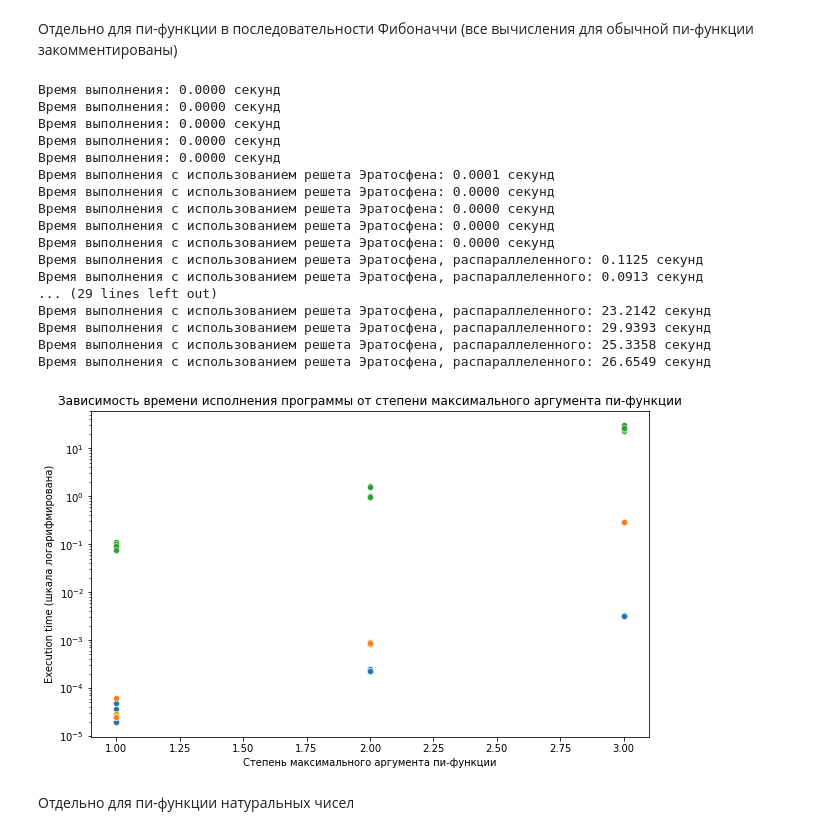
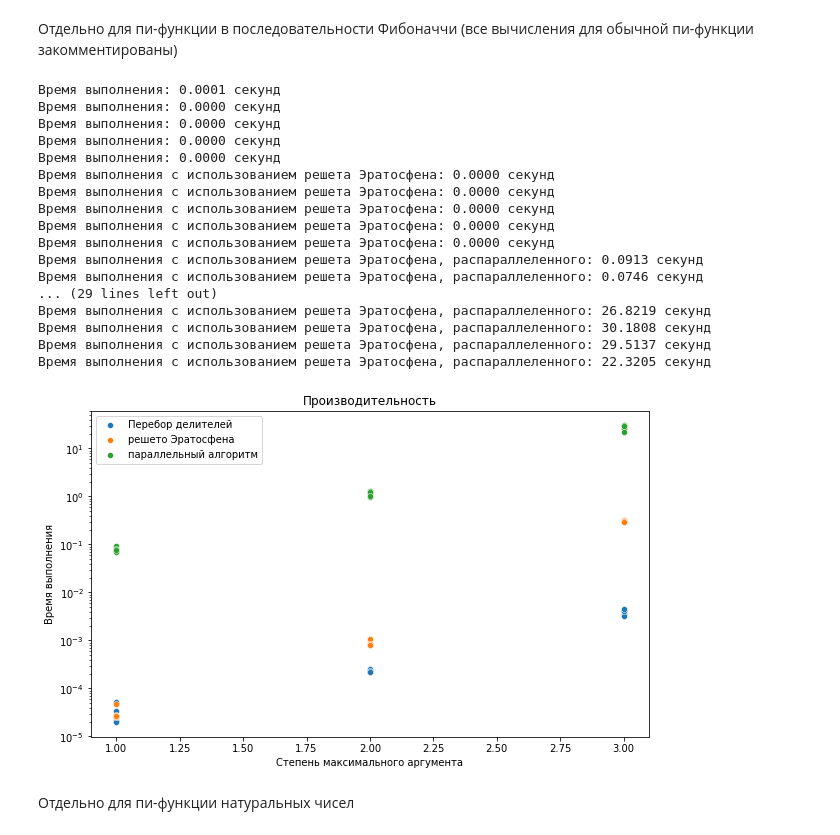
Before and after one commit to Twickitt/Pi-function-of-Fibonacci-and-Tribonacci-Nentrabonacci, a Jupyter notebook: Fibonacci_pi_func.ipynb, the cells around one changed output. Drawn from its saved outputs; the diff is of its cells as text; code cells hidden in the pictures.

```diff
--- a/Fibonacci_pi_func.ipynb
+++ b/Fibonacci_pi_func.ipynb
@@ -463,6 +527,16 @@ def plot_execution_time(deg_max):
         ex_time_Eratosphene_paralleled.append(ex_t_4)
         ex_time_Eratosphene_paralleled.append(ex_t_5)
 
+    #i = deg_max + 1
+    #deg.append(i)
+    #ex_t_1 = pi_func_plot_time_measure(i)
+    #ex_time.append(ex_t_1)
+    #ex_t_1 = pi_func_plot_time_measure_Eratosphene(i)
+    #ex_time_Eratosphene.append(ex_t_1)
+    #ex_t_1 = pi_func_plot_time_measure_Eratosphene_paralleled(i)
+    #ex_time_Eratosphene_paralleled.append(ex_t_1)
+
+
     data = pd.DataFrame({
     'deg x': deg,
     'Execution_time': ex_time,
@@ -471,20 +545,24 @@ def plot_execution_time(deg_max):
 
     })
 
+
     plt.figure(figsize=(10, 6))
     sns.scatterplot(data=data, x='deg x', y='Execution_time')
     sns.scatterplot(data=data, x='deg x', y='Execution_time_Eratosphene')
     sns.scatterplot(data=data, x='deg x', y='Execution_time_Eratosphene_paralleled')
+    plt.legend(["Перебор делителей", "решето Эратосфена", "параллельный алгоритм"])
 
     plt.yscale('log')
 
-    plt.title('Зависимость времени исполнения программы от степени максимального аргумента пи-функции')
-    plt.xlabel('Степень максимального аргумента пи-функции')
-    plt.ylabel('Execution time (шкала логарифмирована)')
+    plt.title('Производительность')
+    plt.xlabel('Степень максимального аргумента')
+    plt.ylabel('Время выполнения')
 
     plt.show()
 
-plot_execution_time(3)
+    return data
+
+data = plot_execution_time(3)# Осталось только запустить
 # %% [output]
 Время выполнения: 0.0001 секунд
 Время выполнения: 0.0001 секунд
@@ -629,45 +707,48 @@ def plot_execution_time(deg_max):
 
     data = pd.DataFrame({
     'deg x': deg,
     'Execution_time': ex_time,
     'Execution_time_Eratosphene': ex_time_Eratosphene,
     'Execution_time_Eratosphene_paralleled': ex_time_Eratosphene_paralleled
 
     })
 
     plt.figure(figsize=(10, 6))
     sns.scatterplot(data=data, x='deg x', y='Execution_time')
     sns.scatterplot(data=data, x='deg x', y='Execution_time_Eratosphene')
     sns.scatterplot(data=data, x='deg x', y='Execution_time_Eratosphene_paralleled')
 
     plt.yscale('log')
 
-    plt.title('Зависимость времени исполнения программы от степени максимального аргумента пи-функции')
-    plt.xlabel('Степень максимального аргумента пи-функции')
-    plt.ylabel('Execution time (шкала логарифмирована)')
+    plt.legend(["Перебор делителей", "решето Эратосфена", "параллельный алгоритм"])
+
+    plt.title('Производительность')
+    plt.xlabel('Степень максимального аргумента')
+    plt.ylabel('Время выполнения')
 
     plt.show()
+    return data
 
-plot_execution_time(3)
+data = plot_execution_time(3)
 # %% [output]
+Время выполнения: 0.0001 секунд
 Время выполнения: 0.0000 секунд
 Время выполнения: 0.0000 секунд
 Время выполнения: 0.0000 секунд
 Время выполнения: 0.0000 секунд
-Время выполнения: 0.0000 секунд
-Время выполнения с использованием решета Эратосфена: 0.0001 секунд
 Время выполнения с использованием решета Эратосфена: 0.0000 секунд
 Время выполнения с использованием решета Эратосфена: 0.0000 секунд
 Время выполнения с использованием решета Эратосфена: 0.0000 секунд
 Время выполнения с использованием решета Эратосфена: 0.0000 секунд
-Время выполнения с использованием решета Эратосфена, распараллеленного: 0.1125 секунд
+Время выполнения с использованием решета Эратосфена: 0.0000 секунд
 Время выполнения с использованием решета Эратосфена, распараллеленного: 0.0913 секунд
+Время выполнения с использованием решета Эратосфена, распараллеленного: 0.0746 секунд
 ... (29 lines left out)
-Время выполнения с использованием решета Эратосфена, распараллеленного: 23.2142 секунд
-Время выполнения с использованием решета Эратосфена, распараллеленного: 29.9393 секунд
-Время выполнения с использованием решета Эратосфена, распараллеленного: 25.3358 секунд
-Время выполнения с использованием решета Эратосфена, распараллеленного: 26.6549 секунд
+Время выполнения с использованием решета Эратосфена, распараллеленного: 26.8219 секунд
+Время выполнения с использованием решета Эратосфена, распараллеленного: 30.1808 секунд
+Время выполнения с использованием решета Эратосфена, распараллеленного: 29.5137 секунд
+Время выполнения с использованием решета Эратосфена, распараллеленного: 22.3205 секунд
-[figure, old version]
+[figure, new version]
 # %% [markdown]
 Отдельно для пи-функции натуральных чисел
 # %%
```
Also changed, not shown: parts of 3 cells of this notebook.
